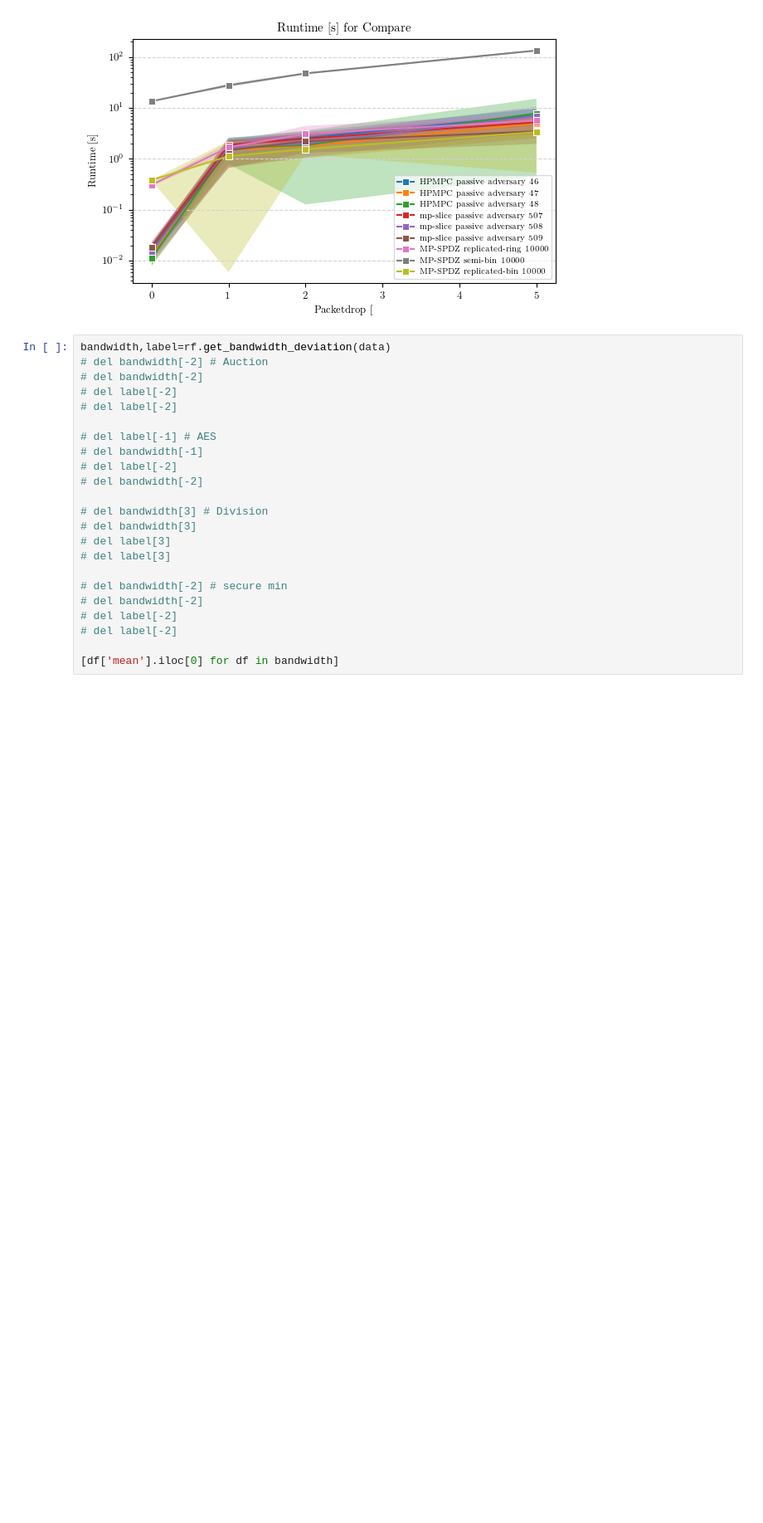
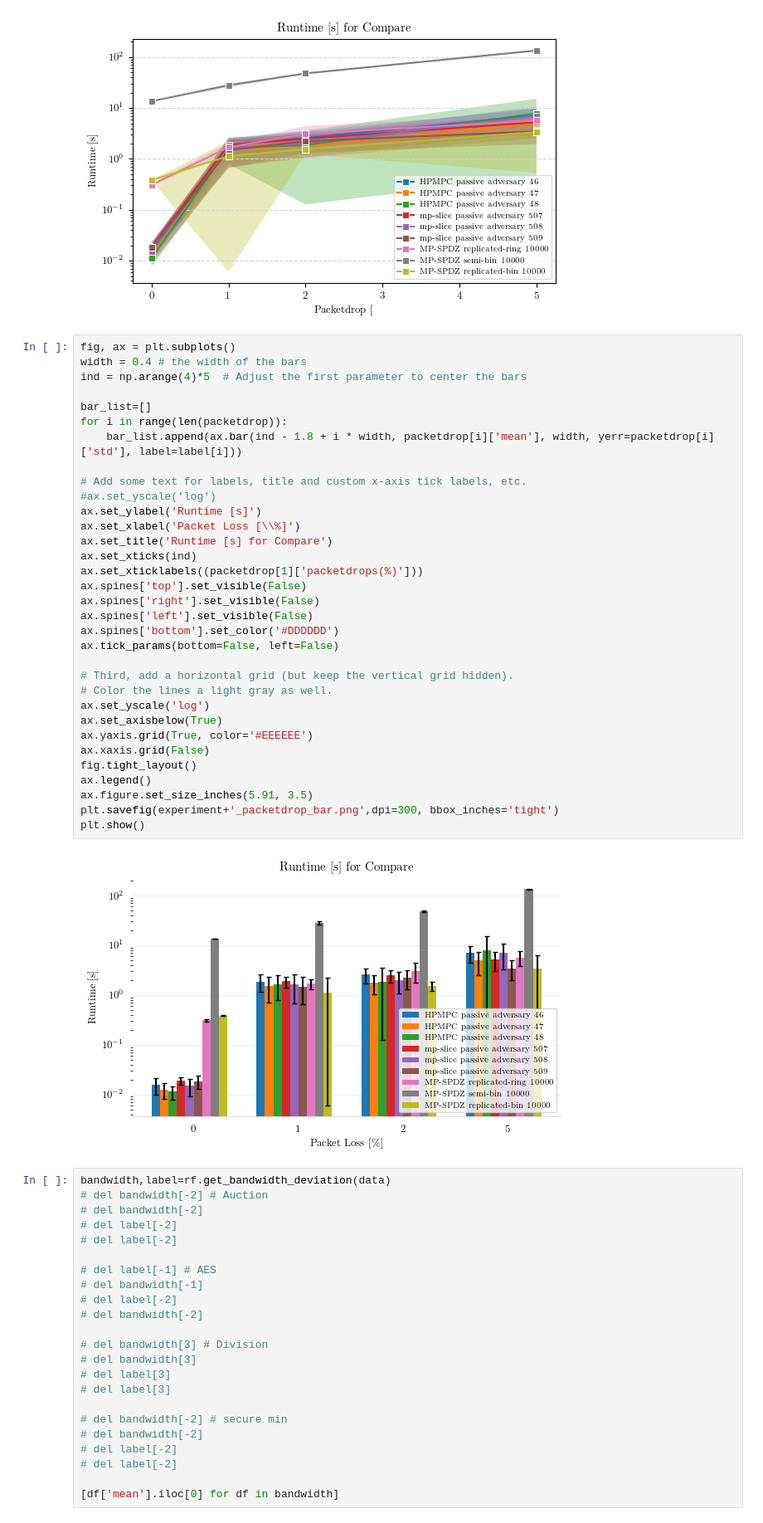
Before and after one commit to aSlunk/results, a Jupyter notebook: mp-slice/02_Compare/Deviation.ipynb, the cells around one changed output. Shown at 83% size. Saved outputs shown, nothing was run; the diff lists cells and outputs as text; blank space fills up the shorter version.

Commit message:
update 02_compare

```diff
--- a/mp-slice/02_Compare/Deviation.ipynb
+++ b/mp-slice/02_Compare/Deviation.ipynb
@@ -204,6 +204,41 @@ Name: runtime_external(s), dtype: float64
 Name: runtime_external(s), dtype: float64
 ['HPMPC passive adversary 46', 'HPMPC passive adversary 47', 'HPMPC passive adversary 48', 'mp-slice passive adversary 507', 'mp-slice passive adversary 508', 'mp-slice passive adversary 509', 'MP-SPD ...
 [figure]
+# %%
+fig, ax = plt.subplots()
+width = 0.4 # the width of the bars
+ind = np.arange(4)*5  # Adjust the first parameter to center the bars
+
+bar_list=[]
+for i in range(len(packetdrop)):
+    bar_list.append(ax.bar(ind - 1.8 + i * width, packetdrop[i]['mean'], width, yerr=packetdrop[i]['std'], label=label[i]))
+
+# Add some text for labels, title and custom x-axis tick labels, etc.
+#ax.set_yscale('log')
+ax.set_ylabel('Runtime [s]')
+ax.set_xlabel('Packet Loss [\\%]')
+ax.set_title('Runtime [s] for Compare')
+ax.set_xticks(ind)
+ax.set_xticklabels((packetdrop[1]['packetdrops(%)']))
+ax.spines['top'].set_visible(False)
+ax.spines['right'].set_visible(False)
+ax.spines['left'].set_visible(False)
+ax.spines['bottom'].set_color('#DDDDDD')
+ax.tick_params(bottom=False, left=False)
+
+# Third, add a horizontal grid (but keep the vertical grid hidden).
+# Color the lines a light gray as well.
+ax.set_yscale('log')
+ax.set_axisbelow(True)
+ax.yaxis.grid(True, color='#EEEEEE')
+ax.xaxis.grid(False)
+fig.tight_layout()
+ax.legend()
+ax.figure.set_size_inches(5.91, 3.5)
+plt.savefig(experiment+'_packetdrop_bar.png',dpi=300, bbox_inches='tight')
+plt.show()
+# %% [output]
+[figure, added]
 # %%
 bandwidth,label=rf.get_bandwidth_deviation(data)
 # del bandwidth[-2] # Auction
```
Also changed, not shown: parts of 1 cell of this notebook.
